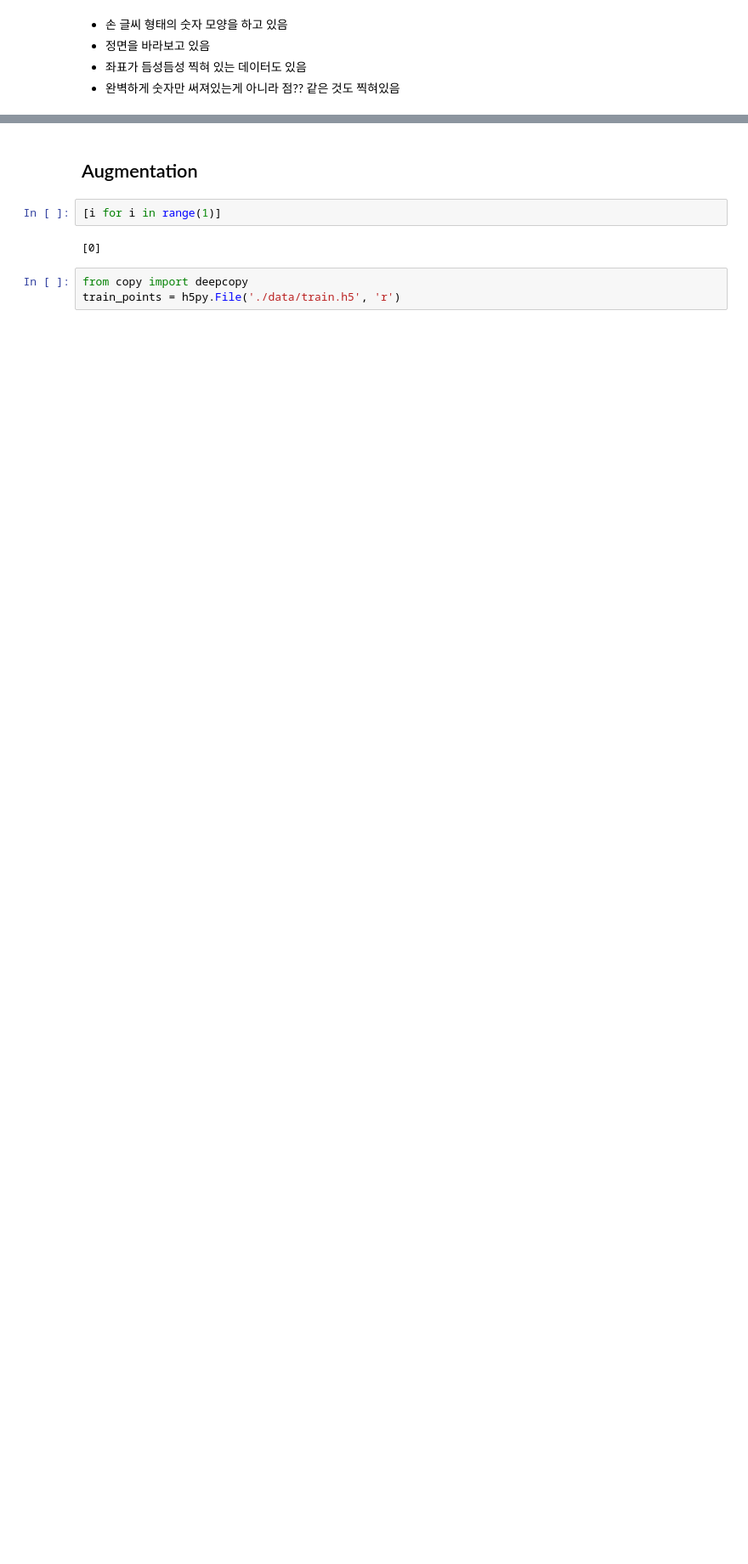
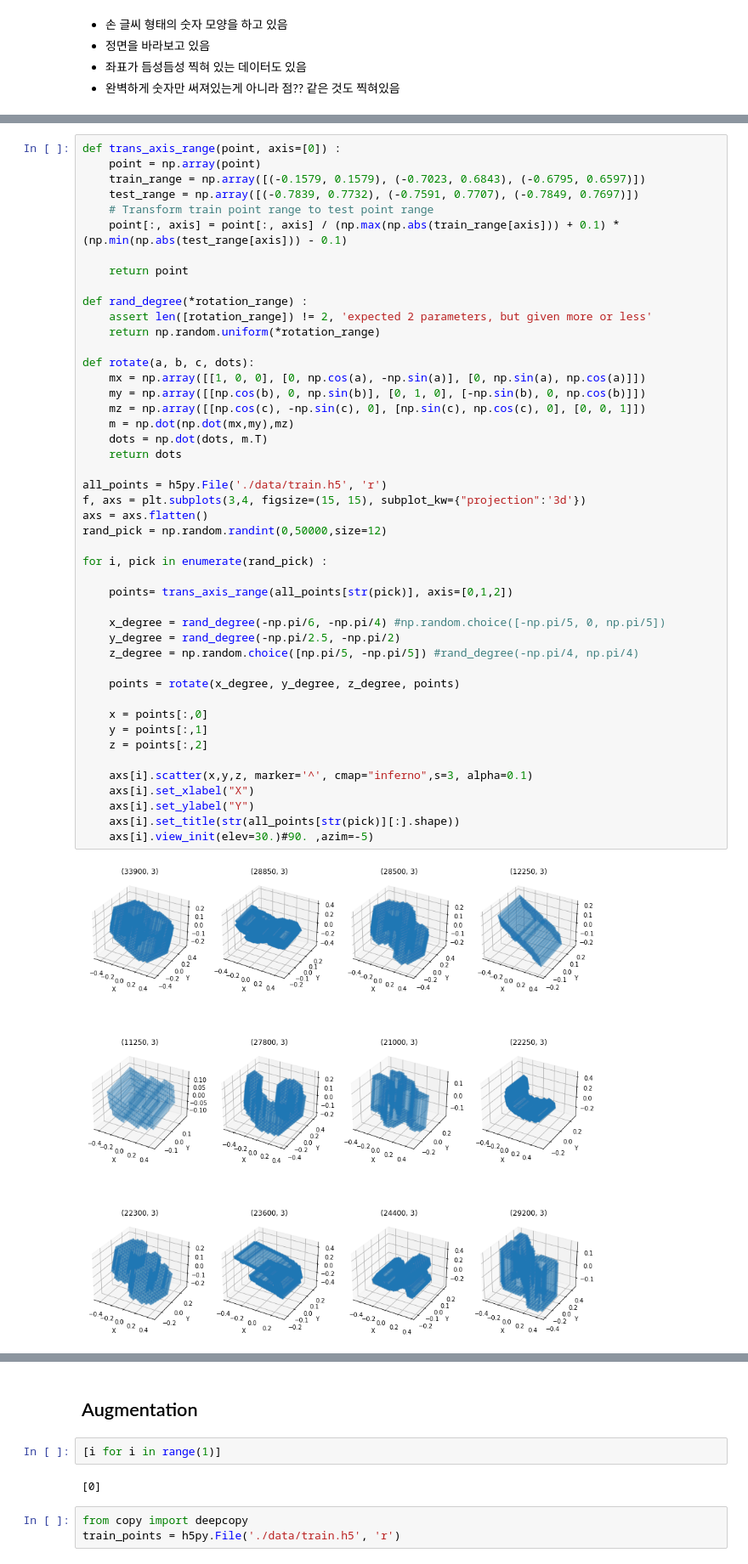
Before and after one commit to quhb2455/toy, a Jupyter notebook: 3D_Number_Image_Classification/EDA.ipynb, the cells around one changed output, grey strips where cells are left out. Shown at 85% size. Saved outputs shown, nothing was run; the diff lists cells and outputs as text; blank space fills up the shorter version.

Commit message:
voxel training - 90 degree rotation

```diff
--- a/3D_Number_Image_Classification/EDA.ipynb
+++ b/3D_Number_Image_Classification/EDA.ipynb
@@ -192,0 +109,48 @@ plt.show()
+# %%
+def trans_axis_range(point, axis=[0]) :
+    point = np.array(point)
+    train_range = np.array([(-0.1579, 0.1579), (-0.7023, 0.6843), (-0.6795, 0.6597)])
+    test_range = np.array([(-0.7839, 0.7732), (-0.7591, 0.7707), (-0.7849, 0.7697)])
+    # Transform train point range to test point range
+    point[:, axis] = point[:, axis] / (np.max(np.abs(train_range[axis])) + 0.1) * (np.min(np.abs(test_range[axis])) - 0.1)
+
+    return point
+
+def rand_degree(*rotation_range) :
+    assert len([rotation_range]) != 2, 'expected 2 parameters, but given more or less'
+    return np.random.uniform(*rotation_range)
+
+def rotate(a, b, c, dots):
+    mx = np.array([[1, 0, 0], [0, np.cos(a), -np.sin(a)], [0, np.sin(a), np.cos(a)]])
+    my = np.array([[np.cos(b), 0, np.sin(b)], [0, 1, 0], [-np.sin(b), 0, np.cos(b)]])
+    mz = np.array([[np.cos(c), -np.sin(c), 0], [np.sin(c), np.cos(c), 0], [0, 0, 1]])
+    m = np.dot(np.dot(mx,my),mz)
+    dots = np.dot(dots, m.T)
+    return dots
+
+all_points = h5py.File('./data/train.h5', 'r')
+f, axs = plt.subplots(3,4, figsize=(15, 15), subplot_kw={"projection":'3d'})
+axs = axs.flatten()
+rand_pick = np.random.randint(0,50000,size=12)
+
+for i, pick in enumerate(rand_pick) :
+
+    points= trans_axis_range(all_points[str(pick)], axis=[0,1,2])
+
+    x_degree = rand_degree(-np.pi/6, -np.pi/4) #np.random.choice([-np.pi/5, 0, np.pi/5])
+    y_degree = rand_degree(-np.pi/2.5, -np.pi/2)
+    z_degree = np.random.choice([np.pi/5, -np.pi/5]) #rand_degree(-np.pi/4, np.pi/4)
+
+    points = rotate(x_degree, y_degree, z_degree, points)
+
+    x = points[:,0]
+    y = points[:,1]
+    z = points[:,2]
+
+    axs[i].scatter(x,y,z, marker='^', cmap="inferno",s=3, alpha=0.1)
+    axs[i].set_xlabel("X")
+    axs[i].set_ylabel("Y")
+    axs[i].set_title(str(all_points[str(pick)][:].shape))
+    axs[i].view_init(elev=30.)#90. ,azim=-5)
+# %% [output]
+[figure, added]
```
Also changed, not shown: parts of 26 cells of this notebook, 1 other file.
